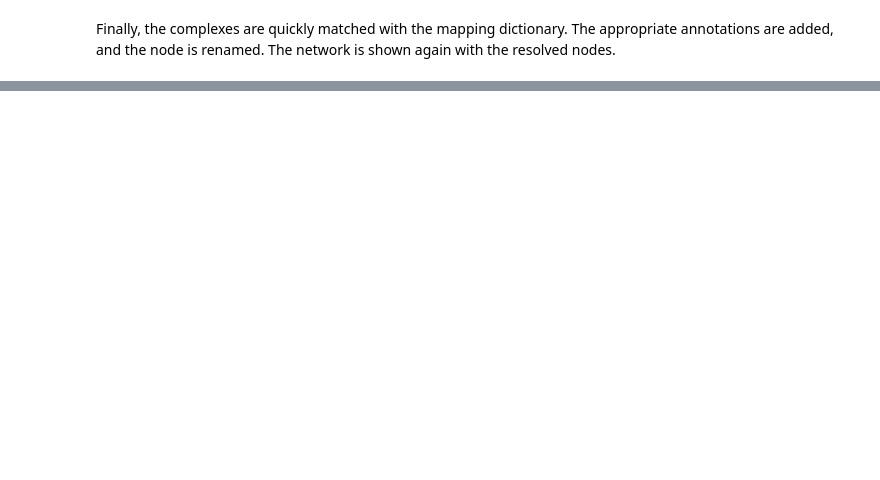
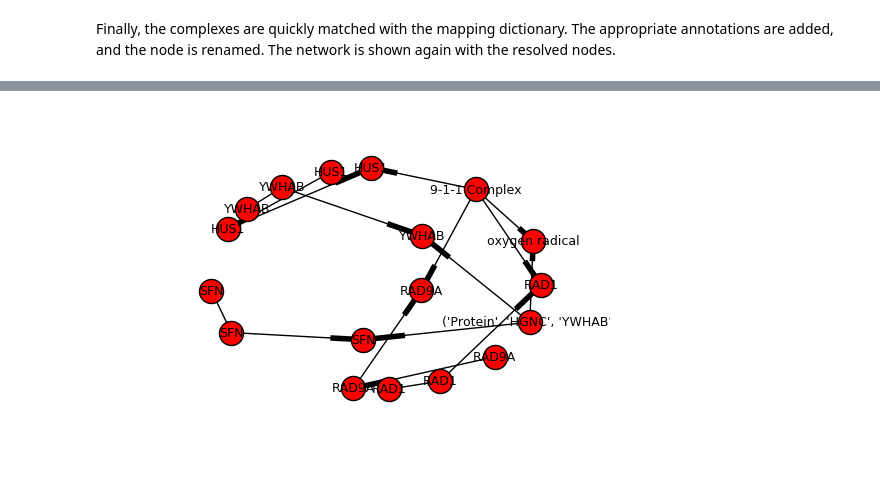
Before and after one commit to pybel/pybel-notebooks, a Jupyter notebook: Resolving Names of Complexes.ipynb, the cells around one changed output, grey strips where cells are left out. Saved outputs shown, nothing was run; the diff lists cells and outputs as text; code cells hidden in the pictures; blank space fills up the shorter version.

```diff
--- a/Resolving Names of Complexes.ipynb
+++ b/Resolving Names of Complexes.ipynb
@@ -90,0 +102,12 @@ nx2d3.embed_networkx(g, width=600, height=400)
+# %%
+plt.axis('off')
+pos = nx.spring_layout(gr, iterations=1000)
+nx.draw_networkx(gr,
+                 pos=pos,
+                 with_labels=True,
+                 nodes=5,
+                 labels={n:('{}'.format(n[2]) if len(n) == 3 else n) for n in g},
+                 font_size=9)
+plt.show()
+# %% [output]
+[figure, added]
```
Also changed, not shown: parts of 14 cells of this notebook, 3 other files.
